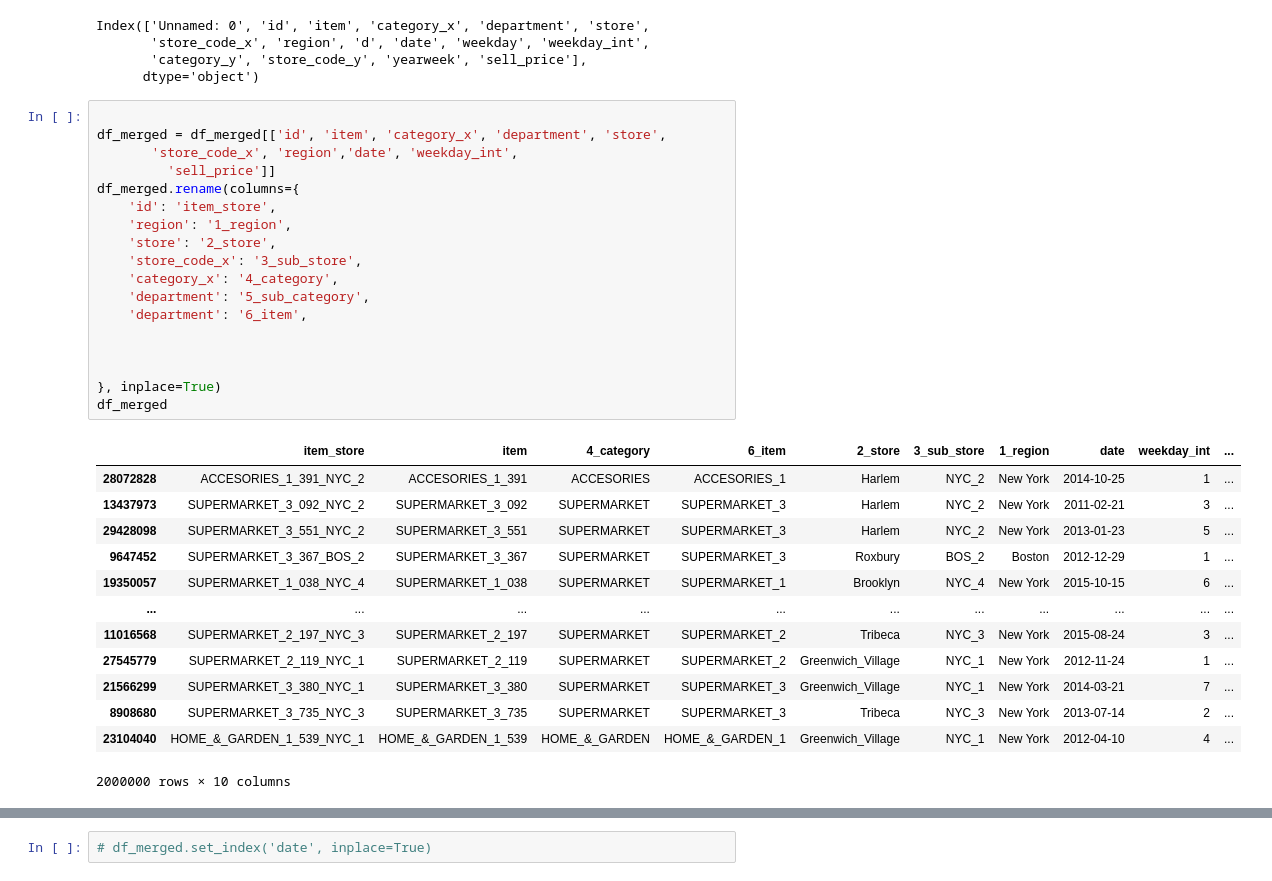
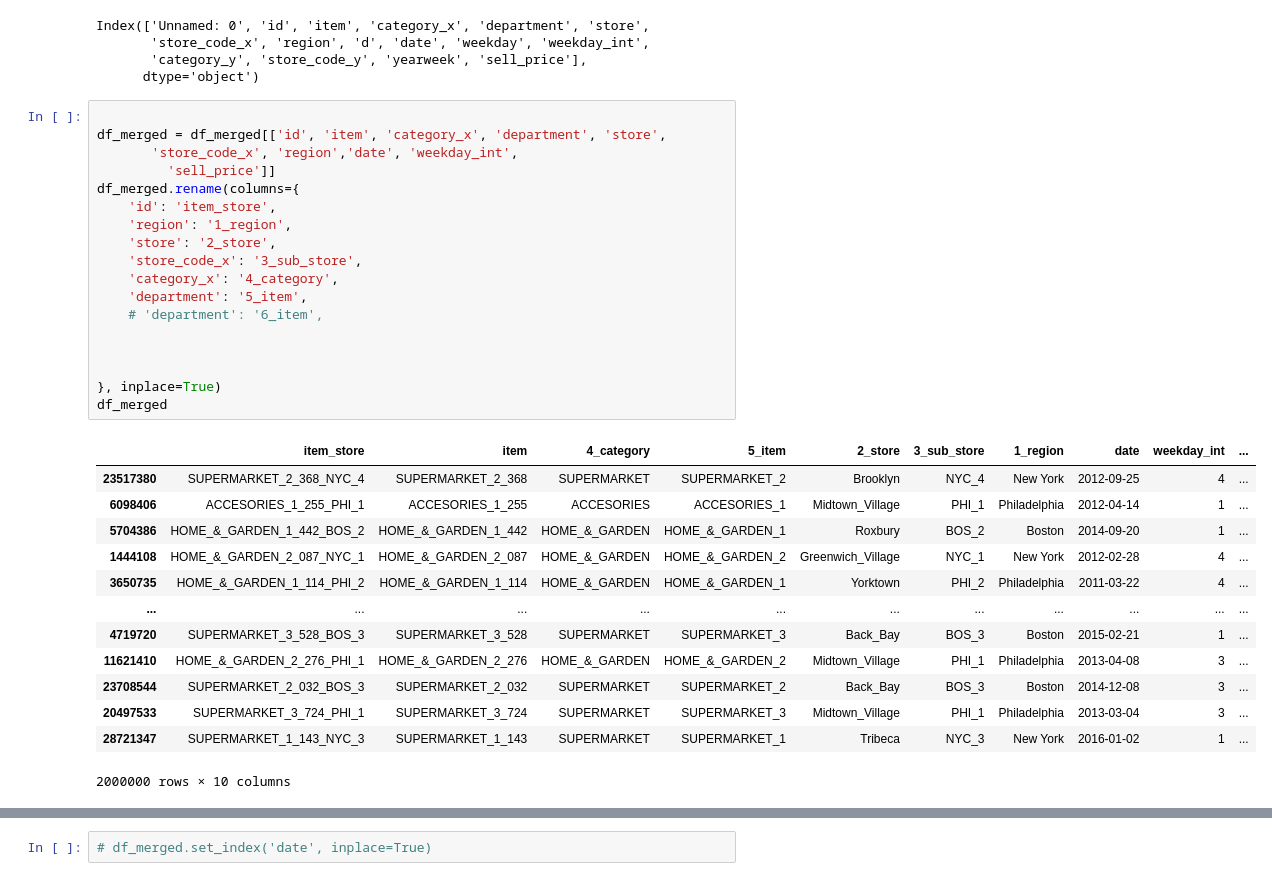
Before and after one commit to AaronSanchezBelber/RetailForecasting, a Jupyter notebook: _2_Clean_Data.ipynb, the cells around one changed output, grey strips where cells are left out. Saved outputs shown, nothing was run; the diff lists cells and outputs as text.

```diff
--- a/_2_Clean_Data.ipynb
+++ b/_2_Clean_Data.ipynb
@@ -39,34 +40,34 @@ Index(['Unnamed: 0', 'id', 'item', 'category_x', 'department', 'store',
 # %%
 
 df_merged = df_merged[['id', 'item', 'category_x', 'department', 'store',
        'store_code_x', 'region','date', 'weekday_int',
          'sell_price']]
 df_merged.rename(columns={
     'id': 'item_store',
     'region': '1_region',
     'store': '2_store',
     'store_code_x': '3_sub_store',
     'category_x': '4_category',
-    'department': '5_sub_category',
-    'department': '6_item',
+    'department': '5_item',
+    # 'department': '6_item',
 
 
 
 }, inplace=True)
 df_merged
 # %% [output]
-|  | item_store | item | 4_category | 6_item | 2_store | 3_sub_store | 1_region | date | weekday_int | ... |
-| 28072828 | ACCESORIES_1_391_NYC_2 | ACCESORIES_1_391 | ACCESORIES | ACCESORIES_1 | Harlem | NYC_2 | New York | 2014-10-25 | 1 | ... |
-| 13437973 | SUPERMARKET_3_092_NYC_2 | SUPERMARKET_3_092 | SUPERMARKET | SUPERMARKET_3 | Harlem | NYC_2 | New York | 2011-02-21 | 3 | ... |
-| 29428098 | SUPERMARKET_3_551_NYC_2 | SUPERMARKET_3_551 | SUPERMARKET | SUPERMARKET_3 | Harlem | NYC_2 | New York | 2013-01-23 | 5 | ... |
-| 9647452 | SUPERMARKET_3_367_BOS_2 | SUPERMARKET_3_367 | SUPERMARKET | SUPERMARKET_3 | Roxbury | BOS_2 | Boston | 2012-12-29 | 1 | ... |
-| 19350057 | SUPERMARKET_1_038_NYC_4 | SUPERMARKET_1_038 | SUPERMARKET | SUPERMARKET_1 | Brooklyn | NYC_4 | New York | 2015-10-15 | 6 | ... |
+|  | item_store | item | 4_category | 5_item | 2_store | 3_sub_store | 1_region | date | weekday_int | ... |
+| 23517380 | SUPERMARKET_2_368_NYC_4 | SUPERMARKET_2_368 | SUPERMARKET | SUPERMARKET_2 | Brooklyn | NYC_4 | New York | 2012-09-25 | 4 | ... |
+| 6098406 | ACCESORIES_1_255_PHI_1 | ACCESORIES_1_255 | ACCESORIES | ACCESORIES_1 | Midtown_Village | PHI_1 | Philadelphia | 2012-04-14 | 1 | ... |
+| 5704386 | HOME_&_GARDEN_1_442_BOS_2 | HOME_&_GARDEN_1_442 | HOME_&_GARDEN | HOME_&_GARDEN_1 | Roxbury | BOS_2 | Boston | 2014-09-20 | 1 | ... |
+| 1444108 | HOME_&_GARDEN_2_087_NYC_1 | HOME_&_GARDEN_2_087 | HOME_&_GARDEN | HOME_&_GARDEN_2 | Greenwich_Village | NYC_1 | New York | 2012-02-28 | 4 | ... |
+| 3650735 | HOME_&_GARDEN_1_114_PHI_2 | HOME_&_GARDEN_1_114 | HOME_&_GARDEN | HOME_&_GARDEN_1 | Yorktown | PHI_2 | Philadelphia | 2011-03-22 | 4 | ... |
 | ... | ... | ... | ... | ... | ... | ... | ... | ... | ... | ... |
-| 11016568 | SUPERMARKET_2_197_NYC_3 | SUPERMARKET_2_197 | SUPERMARKET | SUPERMARKET_2 | Tribeca | NYC_3 | New York | 2015-08-24 | 3 | ... |
-| 27545779 | SUPERMARKET_2_119_NYC_1 | SUPERMARKET_2_119 | SUPERMARKET | SUPERMARKET_2 | Greenwich_Village | NYC_1 | New York | 2012-11-24 | 1 | ... |
-| 21566299 | SUPERMARKET_3_380_NYC_1 | SUPERMARKET_3_380 | SUPERMARKET | SUPERMARKET_3 | Greenwich_Village | NYC_1 | New York | 2014-03-21 | 7 | ... |
-| 8908680 | SUPERMARKET_3_735_NYC_3 | SUPERMARKET_3_735 | SUPERMARKET | SUPERMARKET_3 | Tribeca | NYC_3 | New York | 2013-07-14 | 2 | ... |
-| 23104040 | HOME_&_GARDEN_1_539_NYC_1 | HOME_&_GARDEN_1_539 | HOME_&_GARDEN | HOME_&_GARDEN_1 | Greenwich_Village | NYC_1 | New York | 2012-04-10 | 4 | ... |
+| 4719720 | SUPERMARKET_3_528_BOS_3 | SUPERMARKET_3_528 | SUPERMARKET | SUPERMARKET_3 | Back_Bay | BOS_3 | Boston | 2015-02-21 | 1 | ... |
+| 11621410 | HOME_&_GARDEN_2_276_PHI_1 | HOME_&_GARDEN_2_276 | HOME_&_GARDEN | HOME_&_GARDEN_2 | Midtown_Village | PHI_1 | Philadelphia | 2013-04-08 | 3 | ... |
+| 23708544 | SUPERMARKET_2_032_BOS_3 | SUPERMARKET_2_032 | SUPERMARKET | SUPERMARKET_2 | Back_Bay | BOS_3 | Boston | 2014-12-08 | 3 | ... |
+| 20497533 | SUPERMARKET_3_724_PHI_1 | SUPERMARKET_3_724 | SUPERMARKET | SUPERMARKET_3 | Midtown_Village | PHI_1 | Philadelphia | 2013-03-04 | 3 | ... |
+| 28721347 | SUPERMARKET_1_143_NYC_3 | SUPERMARKET_1_143 | SUPERMARKET | SUPERMARKET_1 | Tribeca | NYC_3 | New York | 2016-01-02 | 1 | ... |
 2000000 rows × 10 columns
 # %%
 df_merged.drop_duplicates(inplace=True)
```
Also changed, not shown: parts of 31 cells of this notebook, 5 other files.
